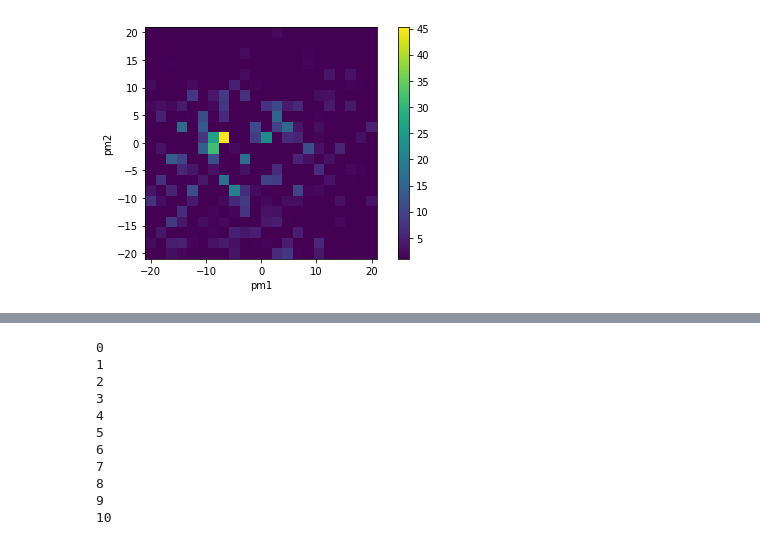
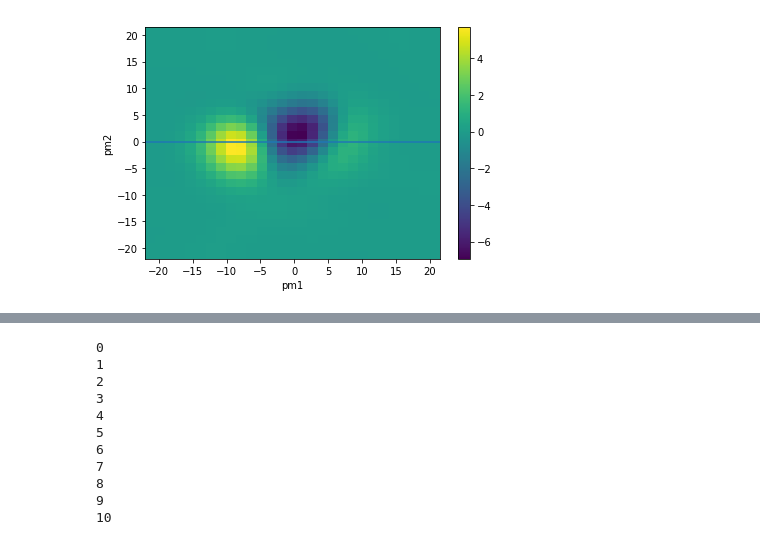
Before and after one commit to andersdot/modelMWkinematics, a Jupyter notebook: FindStreams.ipynb, the cells around one changed output, grey strips where cells are left out. Saved outputs shown, nothing was run; the diff lists cells and outputs as text; code cells hidden in the pictures.

```diff
--- a/FindStreams.ipynb
+++ b/FindStreams.ipynb
@@ -118 +111,9 @@ Text(0.5,1,u'propermotions')
+# %%
+observed = coord.ICRS(ra=data[xkey]*u.deg, dec=data[ykey]*u.deg,
+                      pm_ra_cosdec=data[pmxkey]*u.mas/u.yr, pm_dec=data[pmykey]*u.mas/u.yr,
+                      distance=8.*u.kpc)
+observed = observed.transform_to(coord.Galactic)
+rep = observed.cartesian.without_differentials()
+rep = rep.with_differentials(observed.cartesian.differentials['s'] + v_sun)
+new_gal_observed = coord.Galactic(rep)
 # %%
@@ -156,10 +129,10 @@ pole = coord.ICRS(ra=rapole,
 frame = ArbitraryPoleFrame(pole=pole)
 
 #align frame with pole
-newframe = dataGalCen.transform_to(frame)#sky.transform_to(frame) #frame
-newframe2 = sky.transform_to(gc.GD1)
-newframeSun = sun.transform_to(frame)
-pmphi1 = newframe.pm_phi1_cosphi2 - newframeSun.pm_phi1_cosphi2
-pmphi2 = newframe.pm_phi2 - newframeSun.pm_phi2
-phi1 = newframe.phi1
+newframe = new_gal_observed.transform_to(gc.GD1) #frame)#sky.transform_to(frame) #frame
+#newframe2 = sky.transform_to(gc.GD1)
+#newframeSun = sun.transform_to(frame)
+pmphi1 = newframe.pm_phi1_cosphi2 # - newframeSun.pm_phi1_cosphi2
+pmphi2 = newframe.pm_phi2 # - newframeSun.pm_phi2
+phi1 = newframe.phi1.wrap_at(180*u.deg)
 phi2 = newframe.phi2
@@ -280,12 +257,12 @@ np.where(np.array(phi1_left_edges) == 120)
 # %%
 fig, ax = plt.subplots(2, 2, figsize=(10, 5))
-phi1min = 105*u.deg
-phi1max = 115*u.deg
-phi2min = -0.5*u.deg
-phi2max = 0.5*u.deg
+phi1min = -70.*u.deg #105*u.deg
+phi1max = -40.*u.deg #115*u.deg
+phi2min = -0.75*u.deg
+phi2max = 0.75*u.deg
 
 phi2max_b = 5.0*u.deg
-phi2min_b = 0.5*u.deg
+phi2min_b = 0.75*u.deg
 
 dphi1 = phi1max - phi1min
 dphi2 = phi2max - phi2min
@@ -296,7 +273,9 @@ areaBackground = (dphi1*dphi2_b)*2.
 
 dpm1 = 22.#*u.mas/u.yr
 dpm2 = 22.#*u.mas/u.yr
-deltapm = 2.#*u.mas/u.yr
+deltapm = 1.5#*u.mas/u.yr
+
+deltaphi = 0.1
 
 signal_edges_pm1 = [-dphi1/2., dphi1/2.]
 signal_edges_pm2 = [-dphi2/2., dphi2/2.]
@@ -305,40 +284,68 @@ background_edges_pm2 = [-(dphi2_b + dphi2)/2., -dphi2/2.]
 backgtound_edges_pm2 = [dphi2/2., (dphi2_b+dphi2)/2.]
 
 signal_indices = (phi1 >= phi1min) & (phi1 <= phi1max) & \
-                 (phi2 >= phi2min) & (phi2 <= phi2max)
+                 (phi2 >= phi2min) & (phi2 <= phi2max) & colorCut & magCut
 background_indices = (phi1 >= phi1min) & (phi1 <= phi1max) & \
-                     np.logical_or((phi2 >= phi2min_b) & (phi2 <= phi2max_b),
-                                   (phi2 >= -phi2max_b) & (phi2 <= -phi2min_b))
+                     np.logical_or((phi2 > phi2min_b) & (phi2 <= phi2max_b),
+                                   (phi2 >= -phi2max_b) & (phi2 <= -phi2min_b)) & colorCut & magCut
 
 pm1_edges = np.arange(-dpm1, dpm1+0.001, deltapm)
 pm2_edges = np.arange(-dpm2, dpm2+0.001, deltapm)
 
-histSig, xedges, yedges = np.histogram2d(pmphi1[signal_indices].value, pmphi2[signal_indices].value, bins=[pm1_edges, pm2_edges])
-histBack, xedges, yedges = np.histogram2d(pmphi1[background_indices].value, pmphi2[background_indices].value, bins=[pm1_edges, pm2_edges])
+phi1_edges = np.arange(phi1min.value, phi1max.value+000.1, deltaphi)
+phi2_edges = np.arange(-phi2max_b.value, phi2max_b.value+000.1, deltaphi)
 
-areaNorm = np.sum(histSig)/np.float(np.sum(histBack))
-print areaNorm
-print areaSignal.value/areaBackground.value
-finalHist = histSig - histBack*areaNorm # (areaSignal.value/areaBackground.value)
-#print finalHist, np.min(finalHist), np.max(finalHist), np.shape(finalHist)
+
+H, xedges, yedges = np.histogram2d(pmphi1[signal_indices].value,
+                                   pmphi2[signal_indices].value,
+                                   bins=[pm1_edges, pm2_edges])
+Hback, xe, ye     = np.histogram2d(pmphi1[background_indices].value,
+                                   pmphi2[background_indices].value,
+                                   bins=[pm1_edges, pm2_edges])
+
+histSig_pos, xe, ye  = np.histogram2d(phi1[signal_indices].value,
+                                              phi2[signal_indices].value,
+                                              bins=[phi1_edges, phi2_edges])
+histBack_pos, xe, ye = np.histogram2d(phi1[background_indices].value,
+                                              phi2[background_indices].value,
+                                              bins=[phi1_edges, phi2_edges])
+
+areaNorm = np.sum(histSig_pos > 0)/np.float(np.sum(histBack_pos > 0))
+finalhist = gaussian_filter(H - Hback*areaNorm, sigma=2.0)
+#finalhist = H - Hback*areaNorm
+
+print np.min(finalHist), np.max(finalHist), np.shape(finalHist)
 fig2, ax2 = plt.subplots()
-blah = ax2.imshow(finalHist, extent=[-21, 21, -21, 21], origin='lower', vmin=1.)#, norm=mpl.colors.LogNorm())
+
+
+blah = ax2.pcolormesh(xedges, yedges, finalhist.T) #, norm=mpl.colors.LogNorm(vmin=1, vmax=10))
+
+
+#blah = ax2.imshow(finalHist.T, extent=[-21, 21, -21, 21], origin='lower', vmin=-5)#, norm=mpl.colors.LogNorm())
 ax2.set_xlabel('pm1')
 ax2.set_ylabel('pm2')
+ax2.axhline(0.0)
 plt.colorbar(blah)
-ax[0, 0].hist2d(phi1[signal_indices], phi2[signal_indices], bins=100)
+ax[0, 0].hist2d(phi1[signal_indices], phi2[signal_indices], bins=[phi1_edges, phi2_edges])
 for axis in [ax[0, 0], ax[1, 0]]:
     axis.set_xlabel('phi1')
     axis.set_ylabel('phi2')
 for axis in [ax[0, 1], ax[1, 1]]:
     axis.set_xlabel('pm1')
     axis.set_ylabel('pm2')
-ax[0, 1].hist2d(pmphi1[signal_indices], pmphi2[signal_indices], bins=[pm1_edges, pm2_edges], norm=mpl.colors.LogNorm())
+(counts, xedges, yedges, ax1) = ax[0, 1].hist2d(pmphi1[signal_indices], pmphi2[signal_indices], bins=[pm1_edges, pm2_edges], norm=mpl.colors.LogNorm())
 ax[0, 1].set_title('signal')
-ax[1, 0].hist2d(phi1[background_indices], phi2[background_indices], bins=100)
-ax[1, 1].hist2d(pmphi1[background_indices], pmphi2[background_indices], bins=[pm1_edges, pm2_edges], norm=mpl.colors.LogNorm())
+ax[1, 0].hist2d(phi1[background_indices], phi2[background_indices], bins=[phi1_edges, phi2_edges])
+(counts, xedges, yedges, ax2) = ax[1, 1].hist2d(pmphi1[background_indices], pmphi2[background_indices], bins=[pm1_edges, pm2_edges], norm=mpl.colors.LogNorm())
 ax[1, 1].set_title('background')
+#fig.colorbar(ax1, ax=ax[0, 1])
+#fig.colorbar(ax2, ax=ax[1, 1])
 plt.tight_layout()
 fig.savefig('gd1Distributions.png')
 fig2.savefig('gd1_pm.png')
+
+xind = np.where(finalHist == np.max(finalHist))[0]
+yind = np.where(finalHist == np.max(finalHist))[1]
+print xedges[xind], xedges[xind+1], xedges[xind-1]
+print yedges[yind], yedges[yind+1], yedges[yind-1]
 # %% [output]
@@ -348 +356 @@ fig2.savefig('gd1_pm.png')
-[figure, old version]
+[figure, new version]
```
Also changed, not shown: parts of 28 cells of this notebook.
